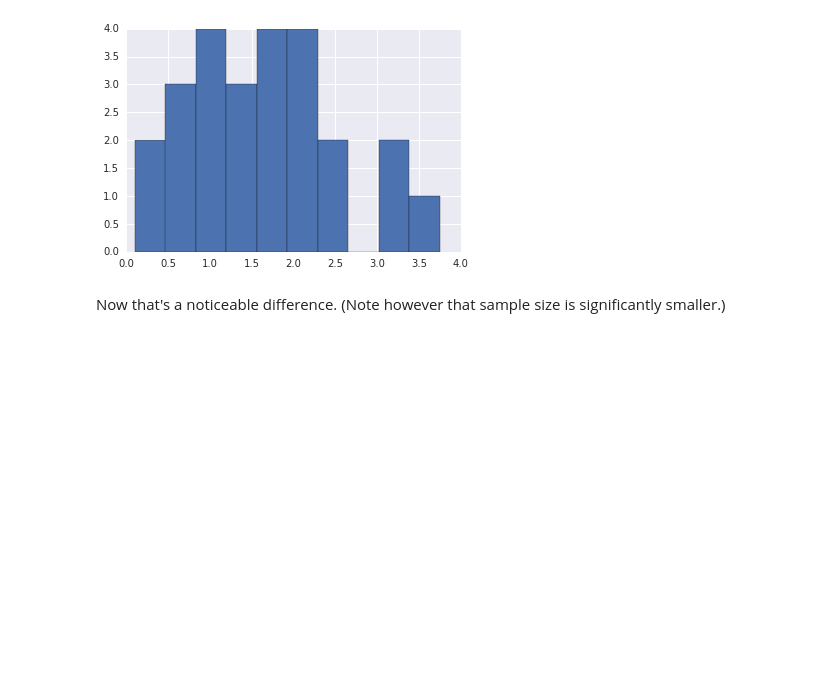
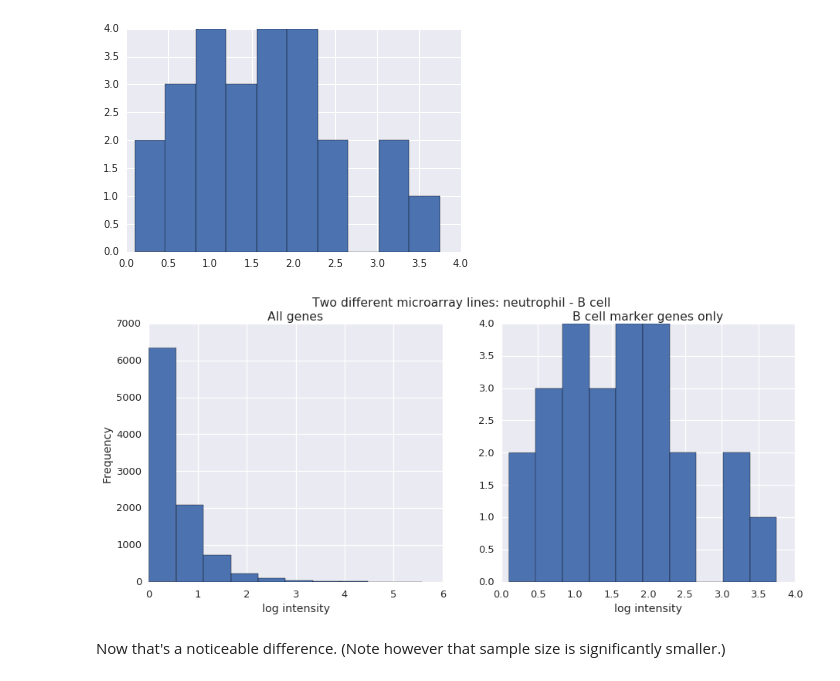
Before and after one commit to hammerlab/immune-infiltrate-explorations, a Jupyter notebook: compare_rnaseq/1 EDA.ipynb, the cells around one changed output. Drawn from its saved outputs; the diff is of its cells as text; code cells hidden in the pictures; blank space fills up the shorter version.

```diff
--- a/compare_rnaseq/1 EDA.ipynb
+++ b/compare_rnaseq/1 EDA.ipynb
@@ -519,6 +526,19 @@ Can already see the difference in means!!!
 # %% [output]
 <matplotlib.axes._subplots.AxesSubplot at 0x...>
 [figure]
+# %%
+f, [ax1, ax2] = plt.subplots(1,2, figsize=(15,6))
+(intersect.Neutrophil - intersect.Bcell).abs().hist(ax=ax1)
+(df_filter.Neutrophil - df_filter.Bcell).abs().hist(ax=ax2)
+ax1.set_title('All genes')
+ax2.set_title('B cell marker genes only')
+ax1.set_ylabel('Frequency')
+ax1.set_xlabel('log intensity')
+ax2.set_xlabel('log intensity')
+plt.suptitle('Two different microarray lines: neutrophil - B cell')
+savefig(f, 'out/microarray_diff.png', dpi=300)
+# %% [output]
+[figure, added]
 # %% [markdown]
 Now that's a noticeable difference. (Note however that sample size is significantly smaller.)
 # %% [markdown]
```
Also changed, not shown: parts of 12 cells of this notebook, 8 other files.
